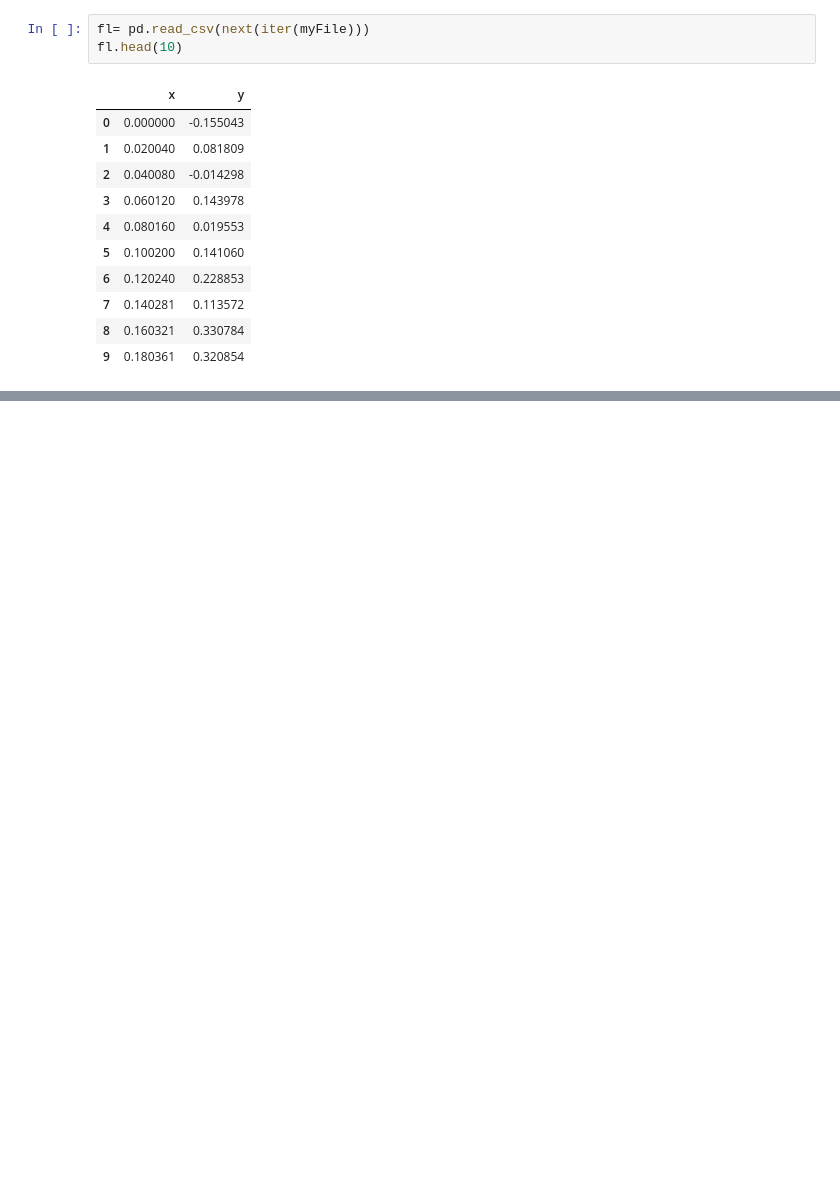
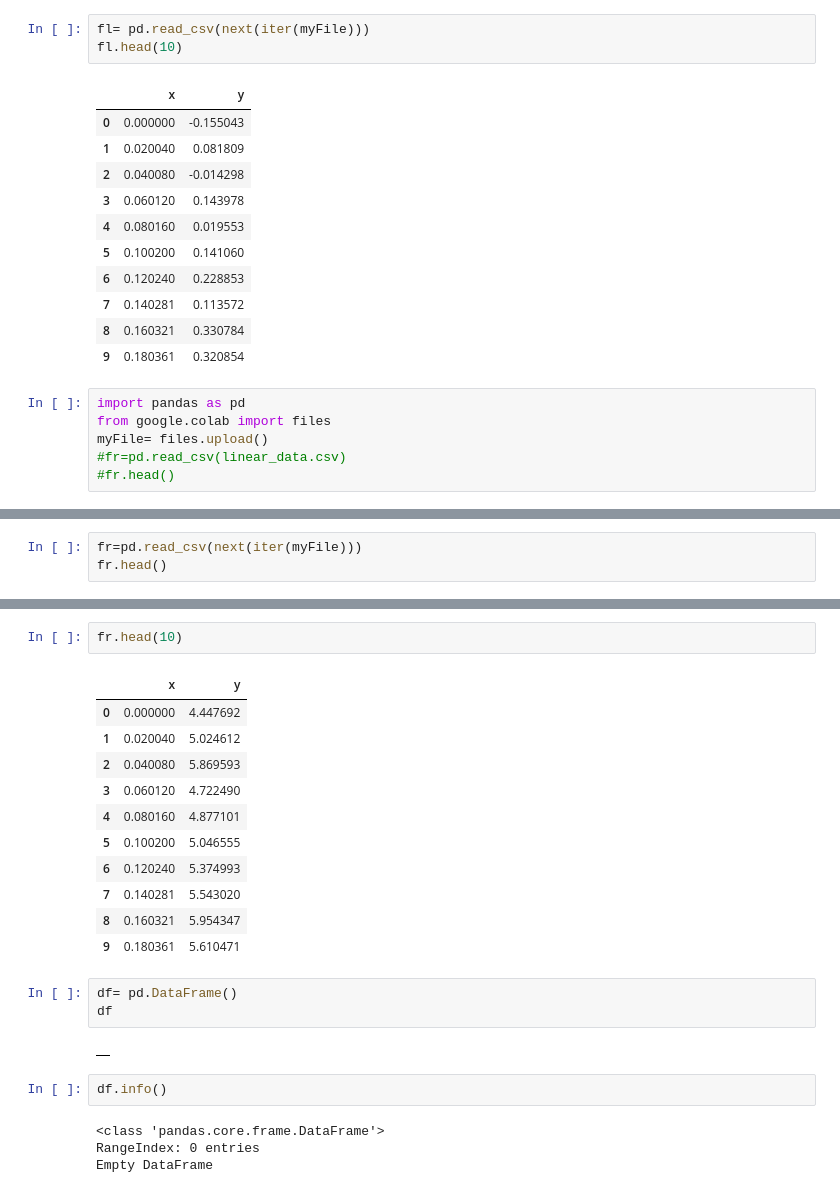
Before and after one commit to cpnasirr/Machine-Learning, a Jupyter notebook: day_1.ipynb, the cells around one changed output, grey strips where cells are left out. Cells and saved outputs as stored; diff of their text form; blank space fills up the shorter version.

```diff
--- a/day_1.ipynb
+++ b/day_1.ipynb
@@ -39,3 +39,9 @@ fl.head(10)
 | 7 | 0.140281 | 0.113572 |
 | 8 | 0.160321 | 0.330784 |
 | 9 | 0.180361 | 0.320854 |
+# %%
+import pandas as pd
+from google.colab import files
+myFile= files.upload()
+#fr=pd.read_csv(linear_data.csv)
+#fr.head()
@@ -41,0 +51,3 @@ fl.head(10)
+# %%
+fr=pd.read_csv(next(iter(myFile)))
+fr.head()
@@ -41,0 +61,25 @@ fl.head(10)
+# %%
+fr.head(10)
+# %% [output]
+|  | x | y |
+| 0 | 0.000000 | 4.447692 |
+| 1 | 0.020040 | 5.024612 |
+| 2 | 0.040080 | 5.869593 |
+| 3 | 0.060120 | 4.722490 |
+| 4 | 0.080160 | 4.877101 |
+| 5 | 0.100200 | 5.046555 |
+| 6 | 0.120240 | 5.374993 |
+| 7 | 0.140281 | 5.543020 |
+| 8 | 0.160321 | 5.954347 |
+| 9 | 0.180361 | 5.610471 |
+# %%
+df= pd.DataFrame()
+df
+# %% [output]
+|  |
+# %%
+df.info()
+# %% [output]
+<class 'pandas.core.frame.DataFrame'>
+RangeIndex: 0 entries
+Empty DataFrame
```
Also changed, not shown: parts of 9 cells of this notebook.
